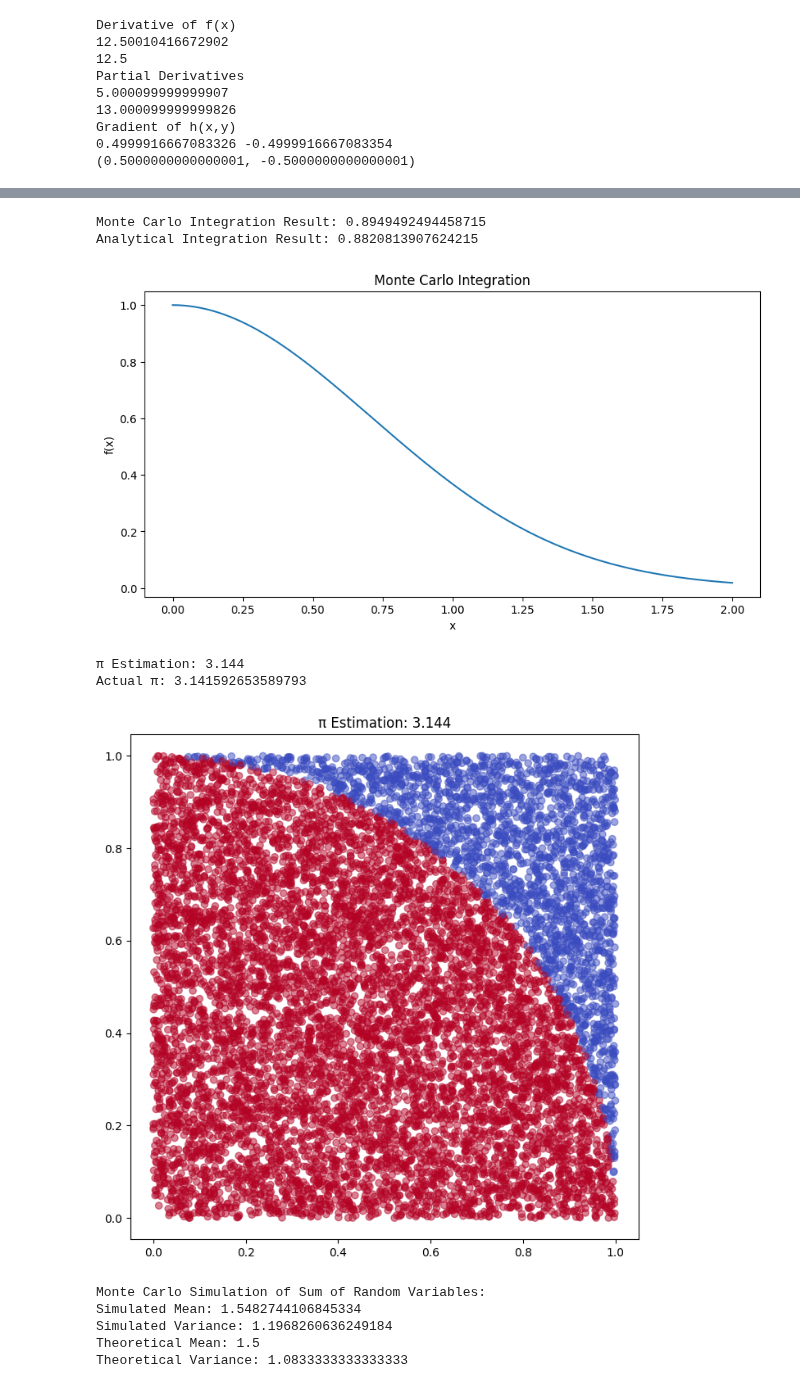
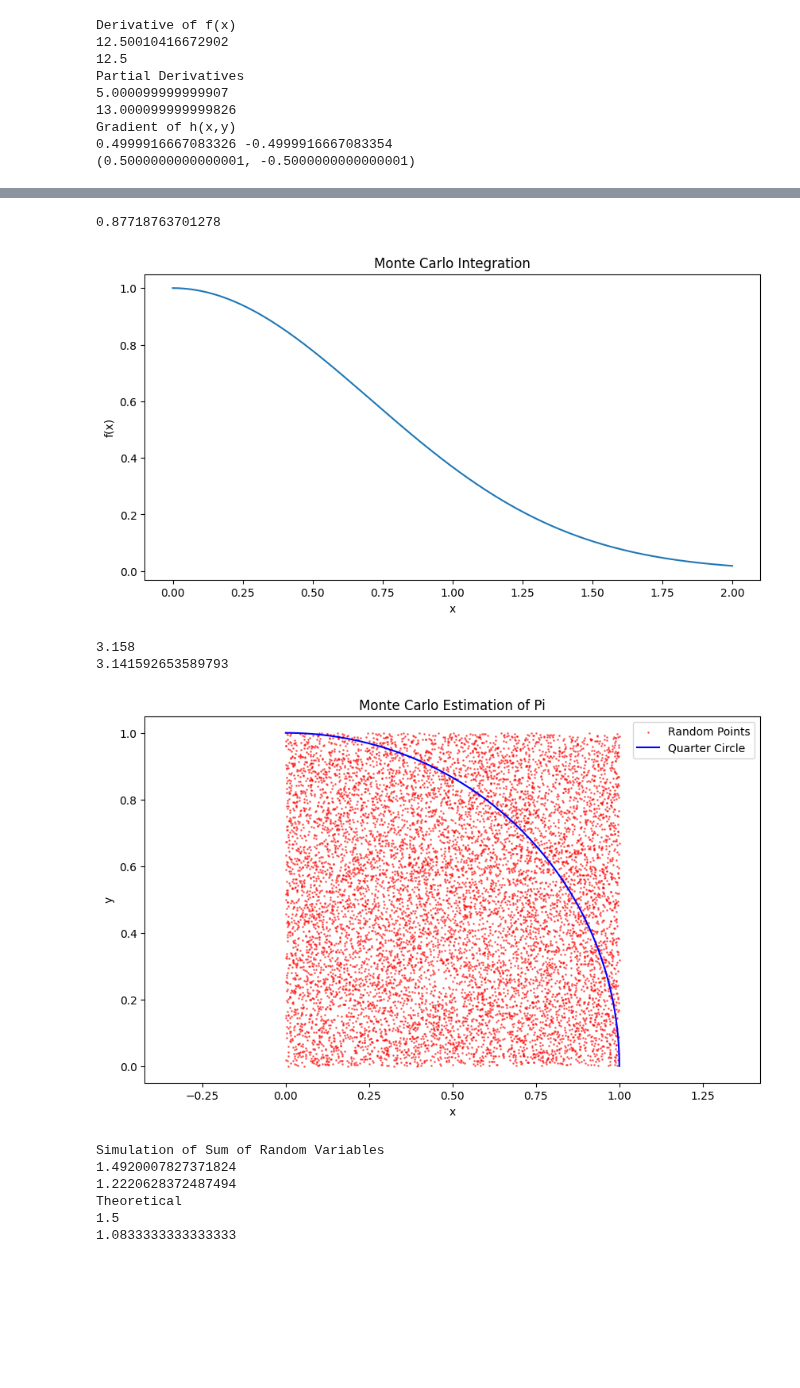
Before and after one commit to DaYeeMan/first, a Jupyter notebook: unit2/ps1.ipynb, the cells around one changed output, grey strips where cells are left out. Drawn from its saved outputs; the diff is of its cells as text; code cells hidden in the pictures; blank space fills up the shorter version.

```diff
--- a/unit2/ps1.ipynb
+++ b/unit2/ps1.ipynb
@@ -307,6 +309,4 @@ Final Cumulative Mean: 13.286
 # %%
-np.random.seed(42)
-
 # Monte Carlo Integration
 def f(x):
     return np.exp(-x**2)
@@ -319,67 +319,67 @@ def monte_carlo_integration(func, a, b, num_samples):
 
 num_samples = 10000
 a, b = 0, 2
-mc_integral = monte_carlo_integration(f, a, b, num_samples)
-
-# Analytical integration
-analytical_integral, _ = quad(f, a, b)
-
-print(f"Monte Carlo Integration Result: {mc_integral}")
-print(f"Analytical Integration Result: {analytical_integral}")
+integral = monte_carlo_integration(f, a, b, num_samples)
+print(integral)
 
 plt.figure(figsize=(10, 5))
 x_plot = np.linspace(a, b, 200)
-plt.plot(x_plot, f(x_plot), label='f(x) = e^(-x²)')
+plt.plot(x_plot, f(x_plot))
 plt.title('Monte Carlo Integration')
 plt.xlabel('x')
 plt.ylabel('f(x)')
 plt.show()
 
 # Estimating π
 def estimate_pi(num_points):
     x = np.random.uniform(0, 1, num_points)
     y = np.random.uniform(0, 1, num_points)
     inside_circle = np.sum((x**2 + y**2) <= 1)
     pi_estimate = 4 * inside_circle / num_points
     return pi_estimate, x, y
 
 num_points = 10000
 pi_estimate, x, y = estimate_pi(num_points)
 
-print(f"\nπ Estimation: {pi_estimate}")
-print(f"Actual π: {np.pi}")
+print(pi_estimate)
+print(np.pi)
 
-plt.figure(figsize=(8, 8))
-plt.scatter(x, y, c=(x**2 + y**2 <= 1), cmap='coolwarm', alpha=0.5)
-plt.title(f'π Estimation: {pi_estimate}')
+plt.figure(figsize=(10, 6))
+plt.scatter(x, y, color='red', s=1, alpha=0.5, label='Random Points')
+theta = np.linspace(0, np.pi/2, 1000)
+plt.plot(np.cos(theta), np.sin(theta), label='Quarter Circle', color='blue')
+plt.title('Monte Carlo Estimation of Pi')
+plt.xlabel('x')
+plt.ylabel('y')
+plt.legend()
 plt.axis('equal')
 plt.show()
 
 # Monte Carlo Simulation for Random Variables
 uniform_samples = np.random.uniform(0, 1, 1000)
 exponential_samples = np.random.exponential(1, 1000)
 
 combined_samples = uniform_samples + exponential_samples
 
-print("\nMonte Carlo Simulation of Sum of Random Variables:")
-print(f"Simulated Mean: {np.mean(combined_samples)}")
-print(f"Simulated Variance: {np.var(combined_samples)}")
+print("Simulation of Sum of Random Variables")
+print(np.mean(combined_samples))
+print(np.var(combined_samples))
 
-# Theoretical
-theoretical_mean = (0 + 1/2) + (1/1)  # Mean of uniform + Mean of exponential
-theoretical_variance = (1/12) + (1/1)  # Variance of uniform + Variance of exponential
+theoretical_mean = (0 + 1/2) + (1/1)
+theoretical_variance = (1/12) + (1/1)
 
-print(f"Theoretical Mean: {theoretical_mean}")
-print(f"Theoretical Variance: {theoretical_variance}")
+print("Theoretical")
+print(theoretical_mean)
+print(theoretical_variance)
 # %% [output]
-Monte Carlo Integration Result: 0.8949492494458715
-Analytical Integration Result: 0.8820813907624215
+0.87718763701278
 [figure]
-π Estimation: 3.144
-Actual π: 3.141592653589793
+3.158
+3.141592653589793
-[figure, old version]
+[figure, new version]
-Monte Carlo Simulation of Sum of Random Variables:
-Simulated Mean: 1.5482744106845334
-Simulated Variance: 1.1968260636249184
-Theoretical Mean: 1.5
-Theoretical Variance: 1.0833333333333333
+Simulation of Sum of Random Variables
+1.4920007827371824
+1.2220628372487494
+Theoretical
+1.5
+1.0833333333333333
```
Also changed, not shown: parts of 4 cells of this notebook.
